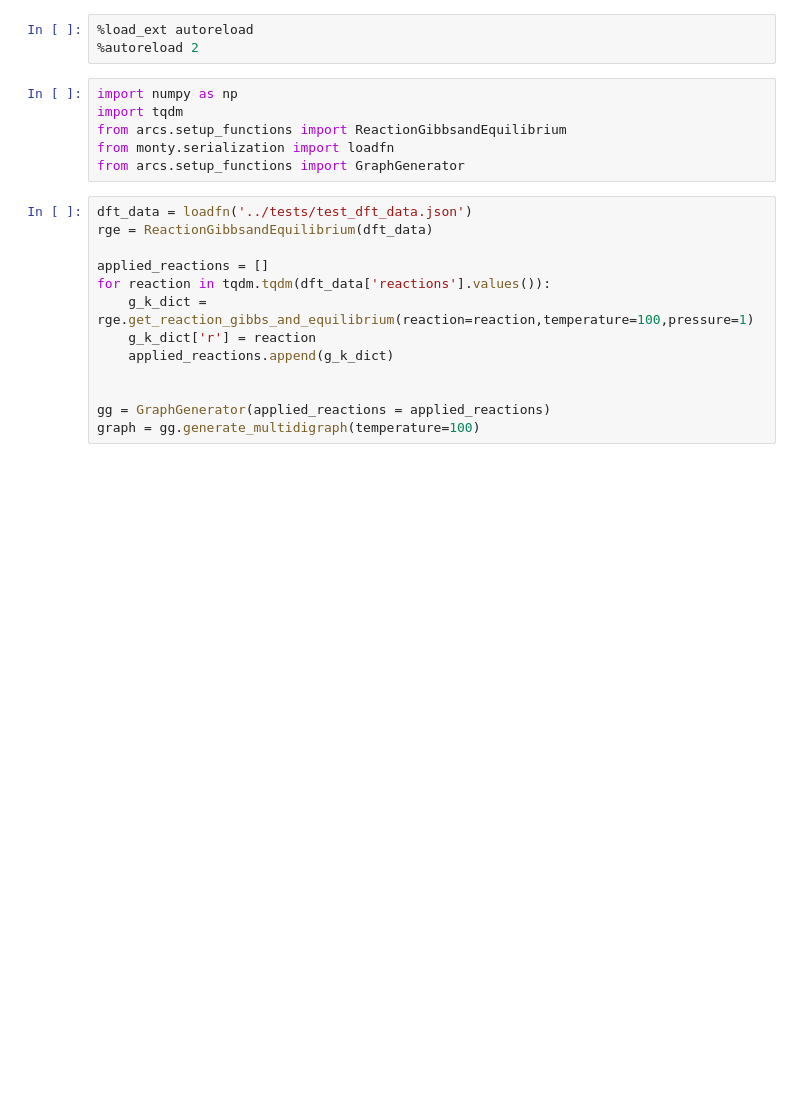
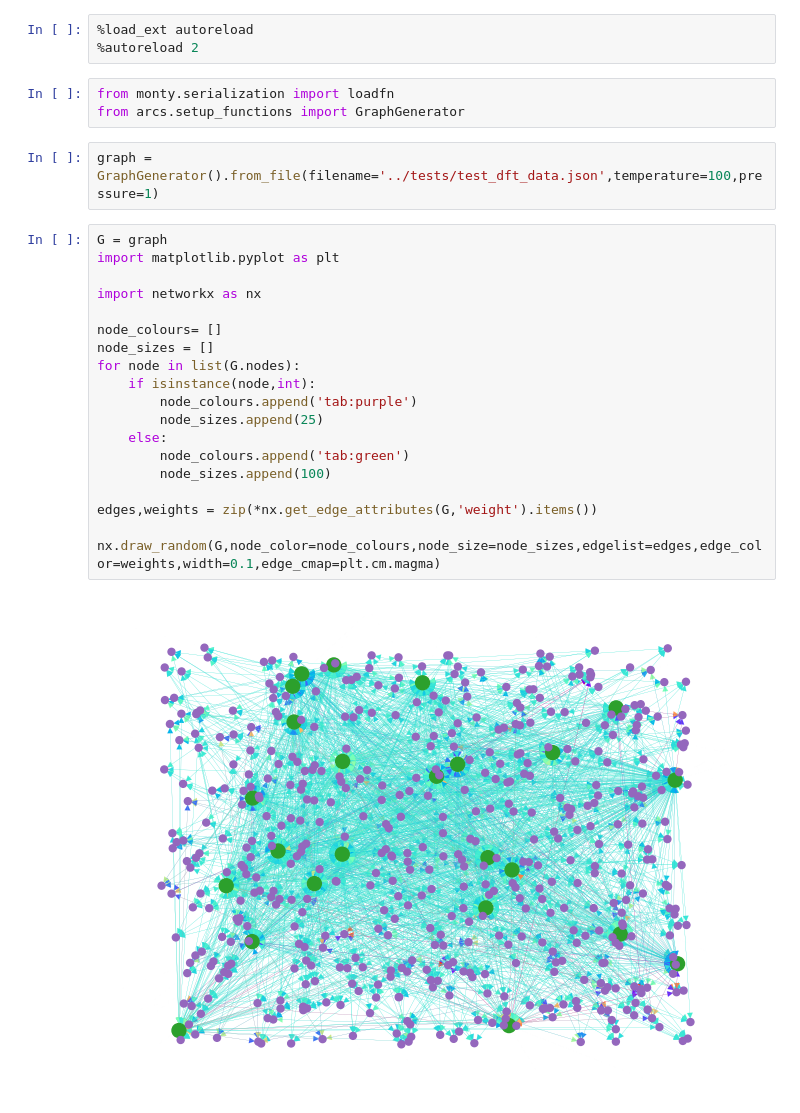
Before and after one commit to equinor/arcs, a Jupyter notebook: examples/example1.ipynb, the cells around one changed output. Drawn from its saved outputs; the diff is of its cells as text; blank space fills up the shorter version.

Commit message:
made further changes to setup_functions.py - added a .from_file and .from_dict for the GraphGenerator so you can bypass a lot of functions - now able to go from file to graph in 0.2seconds

```diff
--- a/examples/example1.ipynb
+++ b/examples/example1.ipynb
@@ -2,21 +2,28 @@
 %load_ext autoreload
 %autoreload 2
 # %%
-import numpy as np
-import tqdm
-from arcs.setup_functions import ReactionGibbsandEquilibrium
 from monty.serialization import loadfn
 from arcs.setup_functions import GraphGenerator
-# %%
-dft_data = loadfn('../tests/test_dft_data.json')
-rge = ReactionGibbsandEquilibrium(dft_data)
-
-applied_reactions = []
-for reaction in tqdm.tqdm(dft_data['reactions'].values()):
-    g_k_dict = rge.get_reaction_gibbs_and_equilibrium(reaction=reaction,temperature=100,pressure=1)
-    g_k_dict['r'] = reaction
-    applied_reactions.append(g_k_dict)
-
-
-gg = GraphGenerator(applied_reactions = applied_reactions)
-graph = gg.generate_multidigraph(temperature=100)
+# %%
+graph = GraphGenerator().from_file(filename='../tests/test_dft_data.json',temperature=100,pressure=1)
+# %%
+G = graph
+import matplotlib.pyplot as plt
+
+import networkx as nx
+
+node_colours= []
+node_sizes = []
+for node in list(G.nodes):
+    if isinstance(node,int):
+        node_colours.append('tab:purple')
+        node_sizes.append(25)
+    else:
+        node_colours.append('tab:green')
+        node_sizes.append(100)
+
+edges,weights = zip(*nx.get_edge_attributes(G,'weight').items())
+
+nx.draw_random(G,node_color=node_colours,node_size=node_sizes,edgelist=edges,edge_color=weights,width=0.1,edge_cmap=plt.cm.magma)
+# %% [output]
+[figure, added]
```
Also changed, not shown: 2 other files.
